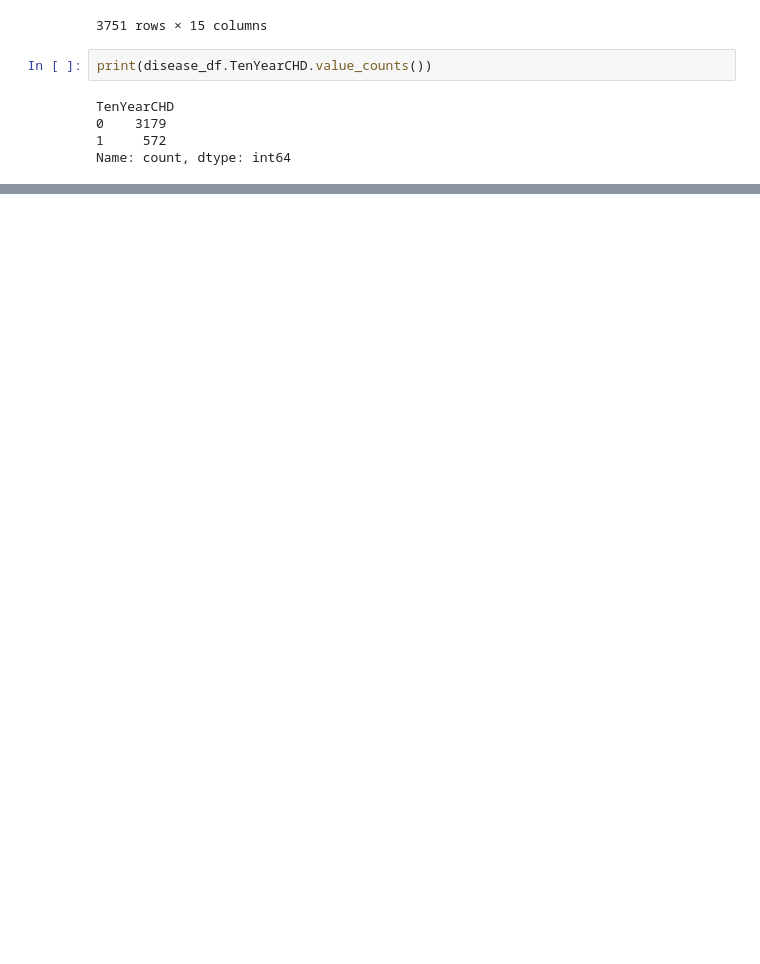
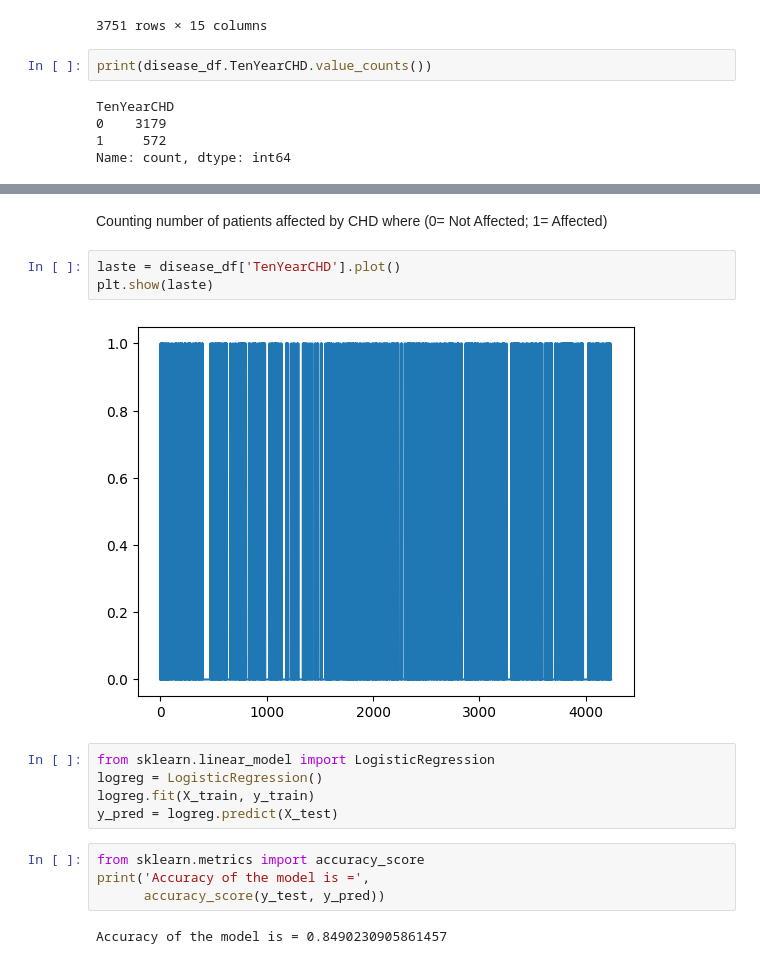
Before and after one commit to smmunna/machine-learning-projects, a Jupyter notebook: heart-disease.ipynb, the cells around one changed output, grey strips where cells are left out. Cells and saved outputs as stored; diff of their text form; blank space fills up the shorter version.

```diff
--- a/heart-disease.ipynb
+++ b/heart-disease.ipynb
@@ -34,0 +61,18 @@ Name: count, dtype: int64
+# %% [markdown]
+Counting number of patients affected by CHD where (0= Not Affected; 1= Affected)
+# %%
+laste = disease_df['TenYearCHD'].plot()
+plt.show(laste)
+# %% [output]
+[figure, added]
+# %%
+from sklearn.linear_model import LogisticRegression
+logreg = LogisticRegression()
+logreg.fit(X_train, y_train)
+y_pred = logreg.predict(X_test)
+# %%
+from sklearn.metrics import accuracy_score
+print('Accuracy of the model is =',
+      accuracy_score(y_test, y_pred))
+# %% [output]
+Accuracy of the model is = 0.8490230905861457
```
Also changed, not shown: parts of 2 cells of this notebook.
